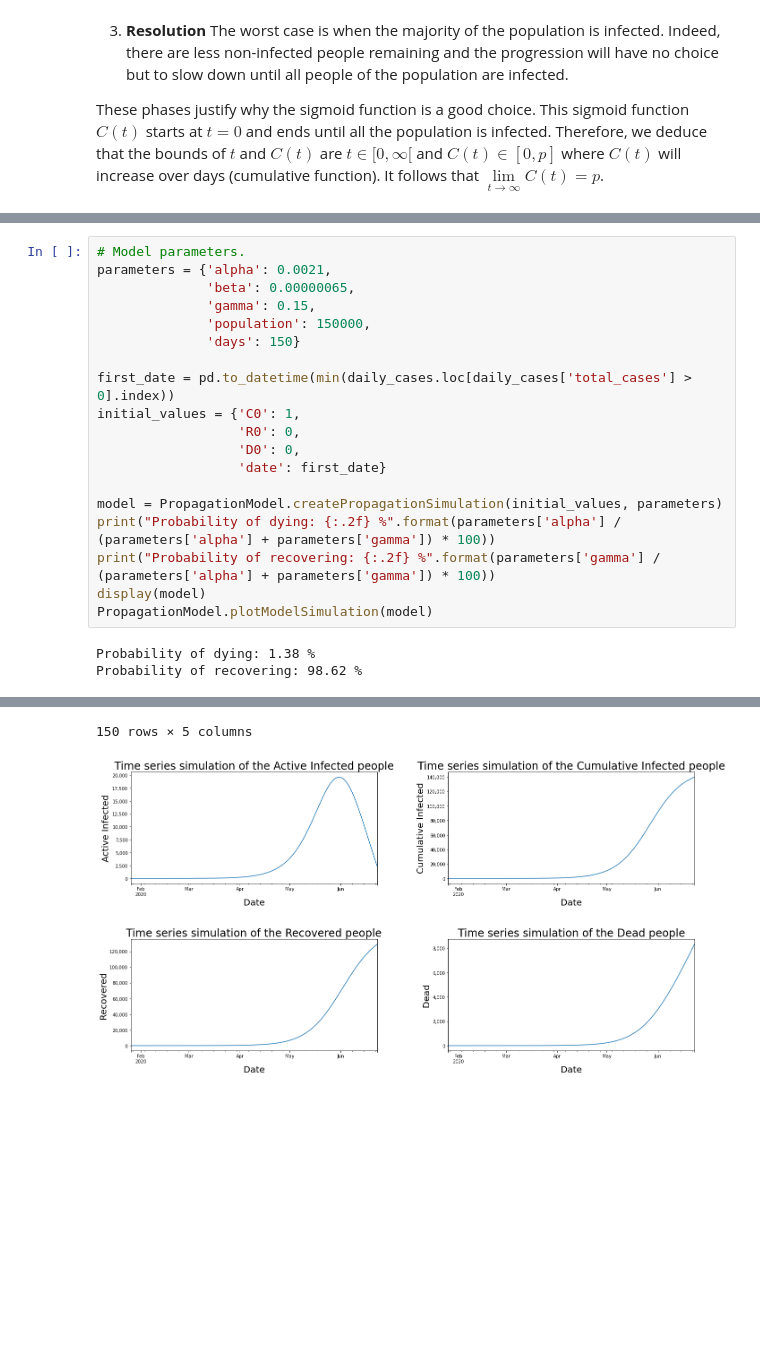
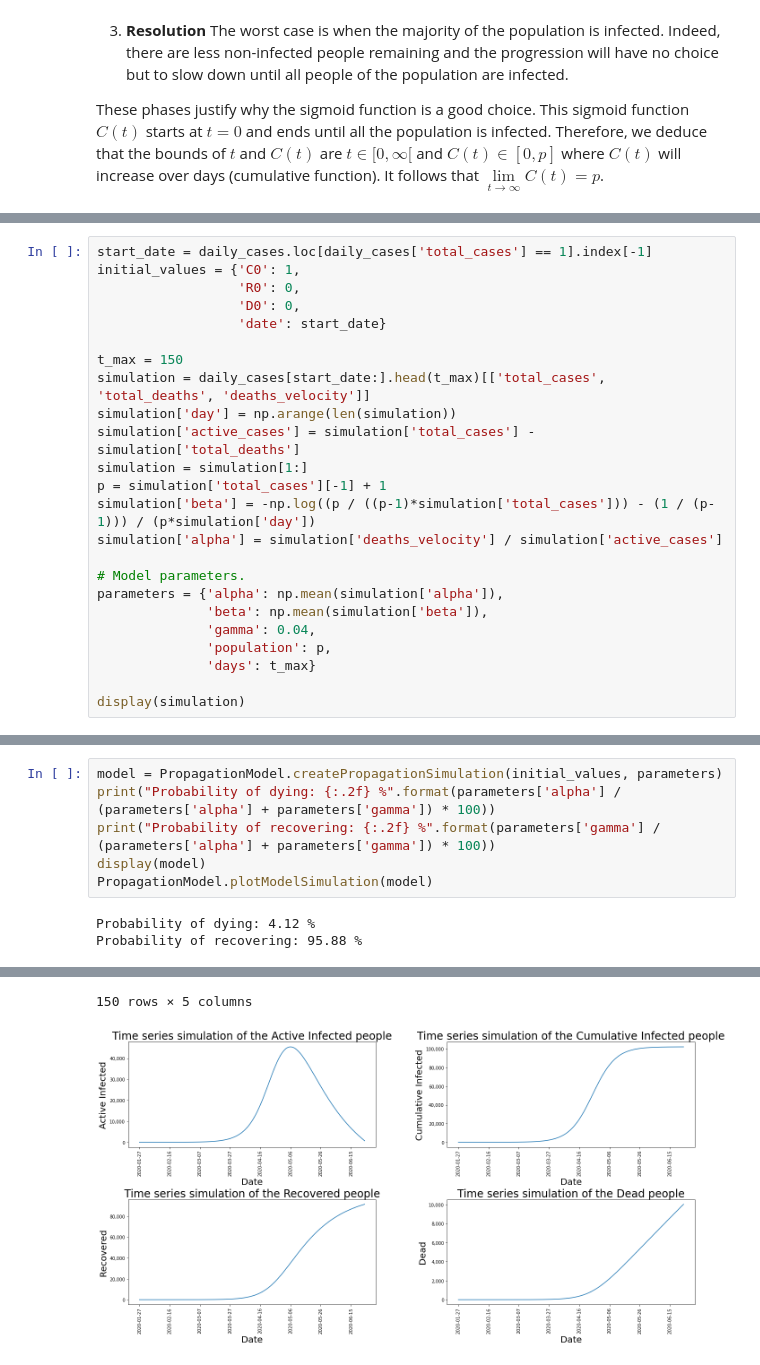
Before and after one commit to glapointe7/Covid19, a Jupyter notebook: Covid-19 Analysis.ipynb, the cells around one changed output, grey strips where cells are left out. Cells and saved outputs as stored; diff of their text form; blank space fills up the shorter version.

Commit message:
Added simulation with approx of beta, alpha parameters.

```diff
--- a/Covid-19 Analysis.ipynb
+++ b/Covid-19 Analysis.ipynb
@@ -673,0 +696,24 @@ The objective is to simulate the first Covid-19 propagation wave in Canada by us
+# %%
+start_date = daily_cases.loc[daily_cases['total_cases'] == 1].index[-1]
+initial_values = {'C0': 1,
+                  'R0': 0,
+                  'D0': 0,
+                  'date': start_date}
+
+t_max = 150
+simulation = daily_cases[start_date:].head(t_max)[['total_cases', 'total_deaths', 'deaths_velocity']]
+simulation['day'] = np.arange(len(simulation))
+simulation['active_cases'] = simulation['total_cases'] - simulation['total_deaths']
+simulation = simulation[1:]
+p = simulation['total_cases'][-1] + 1
+simulation['beta'] = -np.log((p / ((p-1)*simulation['total_cases'])) - (1 / (p-1))) / (p*simulation['day'])
+simulation['alpha'] = simulation['deaths_velocity'] / simulation['active_cases']
+
+# Model parameters.
+parameters = {'alpha': np.mean(simulation['alpha']),
+              'beta': np.mean(simulation['beta']),
+              'gamma': 0.04,
+              'population': p,
+              'days': t_max}
+
+display(simulation)
@@ -674,24 +735,11 @@ The objective is to simulate the first Covid-19 propagation wave in Canada by us
 # %%
-# Model parameters.
-parameters = {'alpha': 0.0021,
-              'beta': 0.00000065,
-              'gamma': 0.15,
-              'population': 150000,
-              'days': 150}
-
-first_date = pd.to_datetime(min(daily_cases.loc[daily_cases['total_cases'] > 0].index))
-initial_values = {'C0': 1,
-                  'R0': 0,
-                  'D0': 0,
-                  'date': first_date}
-
 model = PropagationModel.createPropagationSimulation(initial_values, parameters)
 print("Probability of dying: {:.2f} %".format(parameters['alpha'] / (parameters['alpha'] + parameters['gamma']) * 100))
 print("Probability of recovering: {:.2f} %".format(parameters['gamma'] / (parameters['alpha'] + parameters['gamma']) * 100))
 display(model)
 PropagationModel.plotModelSimulation(model)
 # %% [output]
-Probability of dying: 1.38 %
-Probability of recovering: 98.62 %
+Probability of dying: 4.12 %
+Probability of recovering: 95.88 %
 |  | cumulative_infected | recovered | deaths | susceptibles | active_infected |
 | date |  |  |  |  |  |
@@ -709,2 +757,2 @@ Probability of recovering: 98.62 %
 150 rows × 5 columns
-[figure, old version]
+[figure, new version]
```
Also changed, not shown: parts of 17 cells of this notebook, 6 other files.
